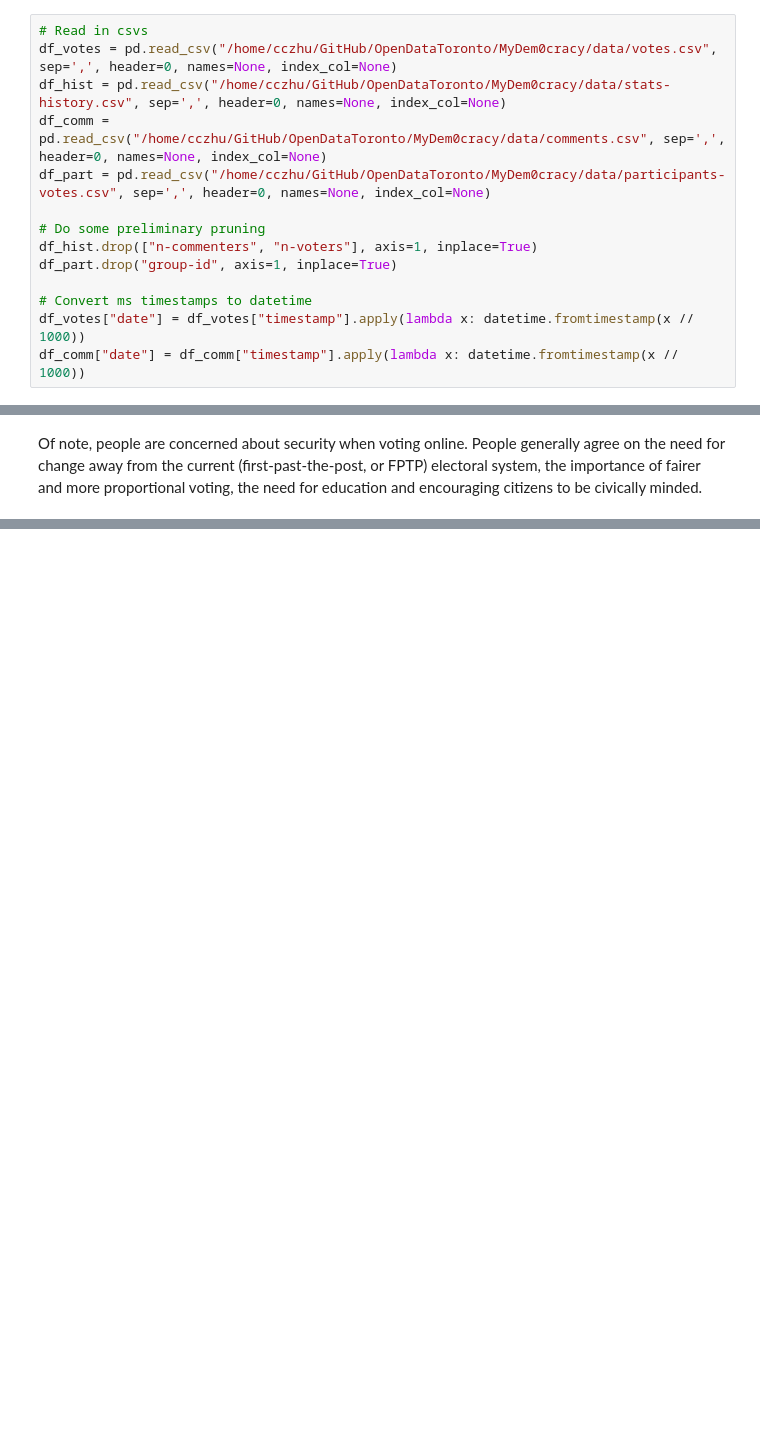
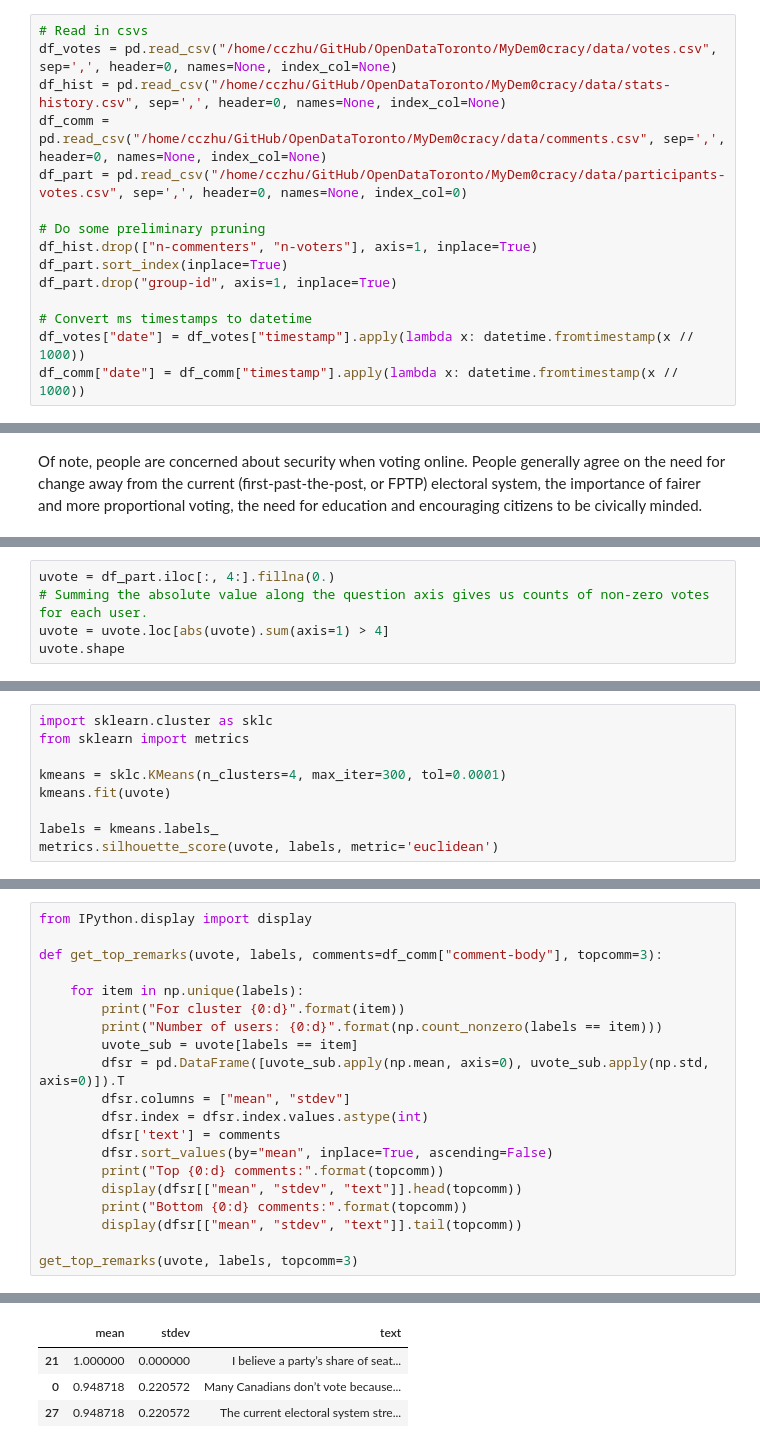
Before and after one commit to cczhu/OpenDataToronto, a Jupyter notebook: MyDem0cracy/MyDemocracy (Open Data Toronto 2017-2-23).ipynb, the cells around one changed output, grey strips where cells are left out. Saved outputs shown, nothing was run; the diff lists cells and outputs as text; blank space fills up the shorter version.

Commit message:
add clustering to MyDem0cracy

```diff
--- a/MyDem0cracy/MyDemocracy (Open Data Toronto 2017-2-23).ipynb
+++ b/MyDem0cracy/MyDemocracy (Open Data Toronto 2017-2-23).ipynb
@@ -31,10 +33,11 @@ from datetime import datetime
 df_votes = pd.read_csv("/home/cczhu/GitHub/OpenDataToronto/MyDem0cracy/data/votes.csv", sep=',', header=0, names=None, index_col=None)
 df_hist = pd.read_csv("/home/cczhu/GitHub/OpenDataToronto/MyDem0cracy/data/stats-history.csv", sep=',', header=0, names=None, index_col=None)
 df_comm = pd.read_csv("/home/cczhu/GitHub/OpenDataToronto/MyDem0cracy/data/comments.csv", sep=',', header=0, names=None, index_col=None)
-df_part = pd.read_csv("/home/cczhu/GitHub/OpenDataToronto/MyDem0cracy/data/participants-votes.csv", sep=',', header=0, names=None, index_col=None)
+df_part = pd.read_csv("/home/cczhu/GitHub/OpenDataToronto/MyDem0cracy/data/participants-votes.csv", sep=',', header=0, names=None, index_col=0)
 
 # Do some preliminary pruning
 df_hist.drop(["n-commenters", "n-voters"], axis=1, inplace=True)
+df_part.sort_index(inplace=True)
 df_part.drop("group-id", axis=1, inplace=True)
 
 # Convert ms timestamps to datetime
@@ -381,0 +428,5 @@ One goal of MyDem0cracy is to categorize poll-takers into opinion groups.  Pol.i
+# %%
+uvote = df_part.iloc[:, 4:].fillna(0.)
+# Summing the absolute value along the question axis gives us counts of non-zero votes for each user.
+uvote = uvote.loc[abs(uvote).sum(axis=1) > 4]
+uvote.shape
@@ -381,0 +454,9 @@ One goal of MyDem0cracy is to categorize poll-takers into opinion groups.  Pol.i
+# %%
+import sklearn.cluster as sklc
+from sklearn import metrics
+
+kmeans = sklc.KMeans(n_clusters=4, max_iter=300, tol=0.0001)
+kmeans.fit(uvote)
+
+labels = kmeans.labels_
+metrics.silhouette_score(uvote, labels, metric='euclidean')
@@ -381,0 +469,21 @@ One goal of MyDem0cracy is to categorize poll-takers into opinion groups.  Pol.i
+# %%
+from IPython.display import display
+
+def get_top_remarks(uvote, labels, comments=df_comm["comment-body"], topcomm=3):
+
+    for item in np.unique(labels):
+        print("For cluster {0:d}".format(item))
+        print("Number of users: {0:d}".format(np.count_nonzero(labels == item)))
+        uvote_sub = uvote[labels == item]
+        dfsr = pd.DataFrame([uvote_sub.apply(np.mean, axis=0), uvote_sub.apply(np.std, axis=0)]).T
+        dfsr.columns = ["mean", "stdev"]
+        dfsr.index = dfsr.index.values.astype(int)
+        dfsr['text'] = comments
+        dfsr.sort_values(by="mean", inplace=True, ascending=False)
+        print("Top {0:d} comments:".format(topcomm))
+        display(dfsr[["mean", "stdev", "text"]].head(topcomm))
+        print("Bottom {0:d} comments:".format(topcomm))
+        display(dfsr[["mean", "stdev", "text"]].tail(topcomm))
+
+get_top_remarks(uvote, labels, topcomm=3)
+# %% [output]
@@ -381,0 +493,4 @@ One goal of MyDem0cracy is to categorize poll-takers into opinion groups.  Pol.i
+|  | mean | stdev | text |
+| 21 | 1.000000 | 0.000000 | I believe a party’s share of seat... |
+| 0 | 0.948718 | 0.220572 | Many Canadians don’t vote because... |
+| 27 | 0.948718 | 0.220572 | The current electoral system stre... |
```
Also changed, not shown: parts of 46 cells of this notebook, 4 other files.
